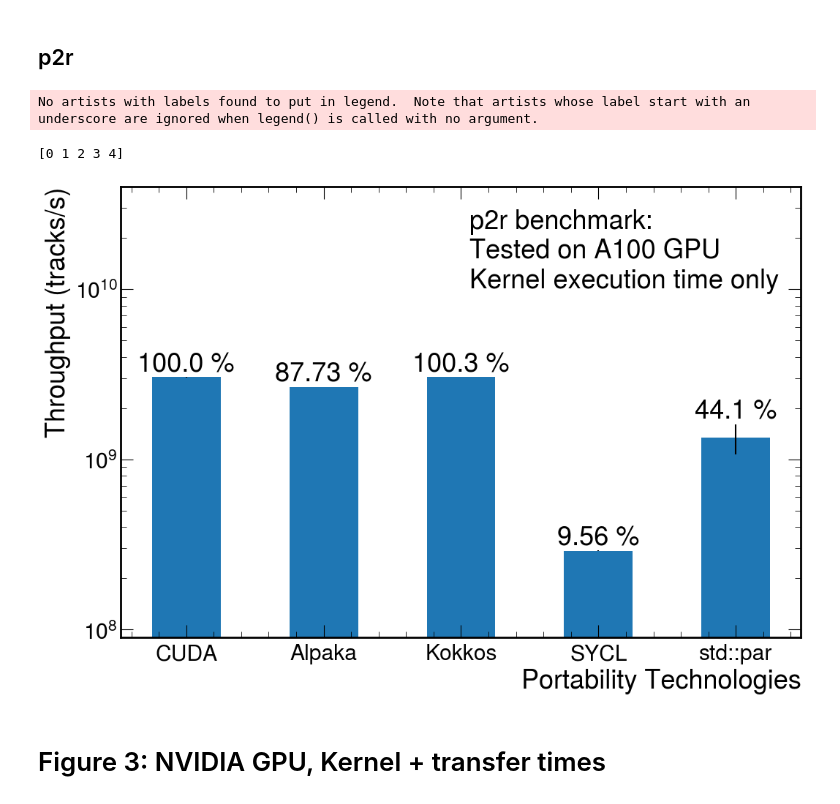
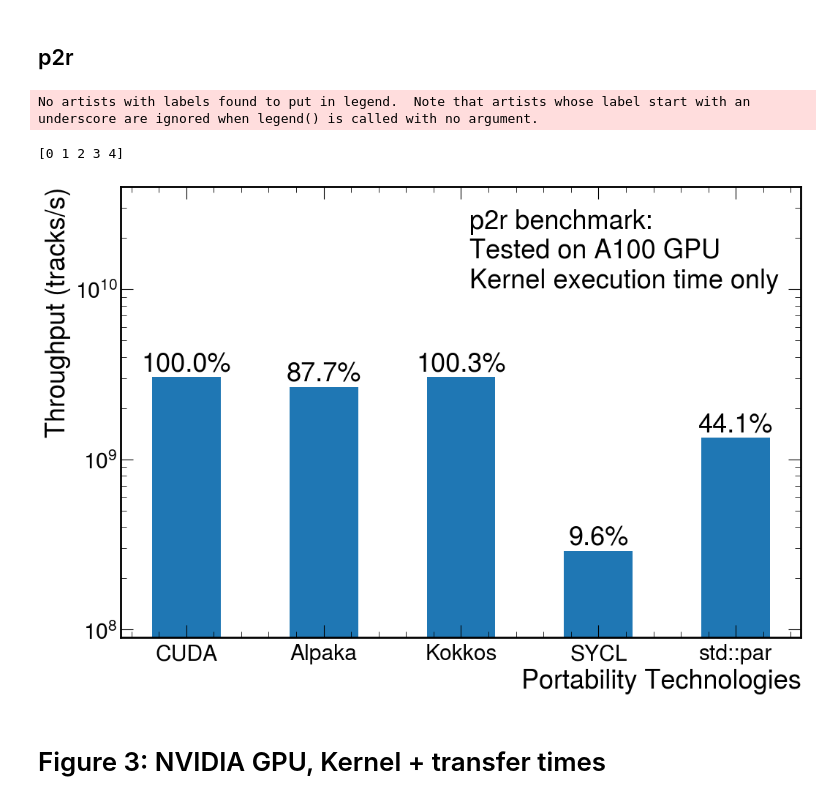
Before and after one commit to cerati/p2z-tests, a Jupyter notebook: notebooks/PaperPlots.ipynb, the cells around one changed output. Cells and saved outputs as stored; diff of their text form; code cells hidden in the pictures.

Commit message:
Remove error bars, unify number formatting

```diff
--- a/notebooks/PaperPlots.ipynb
+++ b/notebooks/PaperPlots.ipynb
@@ -69,37 +68,38 @@ xlabels = [
 
 data      = np.array([3.29E-10,3.75E-10,3.28E-10,3.44E-09,7.46E-10])
 dataErr   = np.array([3.55E-13,1.17E-13,1.04E-13,5.58E-12,1.48E-10])
 dataErrPct=dataErr/data
 data = 1./data
 dataErr = dataErrPct*data
 
-data_fraction = [ '%s %%'%d for d in np.round(100*data/data[0],2)]
+data_fraction = [ '%1.1f%%'%d for d in np.round(100*data/data[0],2)]
 x_pos = np.arange(len(xlabels))
 
 print(x_pos)
 # print(np.round(data/data[0],2)*)
 #ax.legend(title="p2r benchmark:\nTested on A100\nCUDA-11.6,bsize=32",fontsize="xx-large")
 ax.legend(title="p2r benchmark:\nTested on A100 GPU\nKernel execution time only")
 
-
-bars = ax.bar(x_pos,data,yerr=dataErr,width=0.5)
+#Removed error bars; not on any of our other plots
+#bars = ax.bar(x_pos,data,yerr=dataErr,width=0.5)
+bars = ax.bar(x_pos,data,width=0.5)
 ax.bar_label(bars, labels=data_fraction)
 ax.set_xticks(x_pos)
 ax.set_xticklabels(xlabels)
 ax.set_xlabel("Portability Technologies")
 # ax.set_ylim(0,6.5e6)
 ax.set_ylim(9e7,4e10
            )
 ax.set_yscale("log")
 ax.set_ylabel("Throughput (tracks/s)")
 
 # plt.show()
 # plt.tight_layout()
 fig.savefig("Figures/p2r-GPU-KernelOnly.pdf")#,bbox_inches = 'tight')
 # %% [output]
 No artists with labels found to put in legend.  Note that artists whose label start with an underscore are ignored when legend() is called with no argument.
 [0 1 2 3 4]
-[figure, old version]
+[figure, new version]
 # %% [markdown]
 # Figure 3: NVIDIA GPU, Kernel + transfer times
 # %% [markdown]
```
Also changed, not shown: parts of 5 cells of this notebook, 6 other files.
